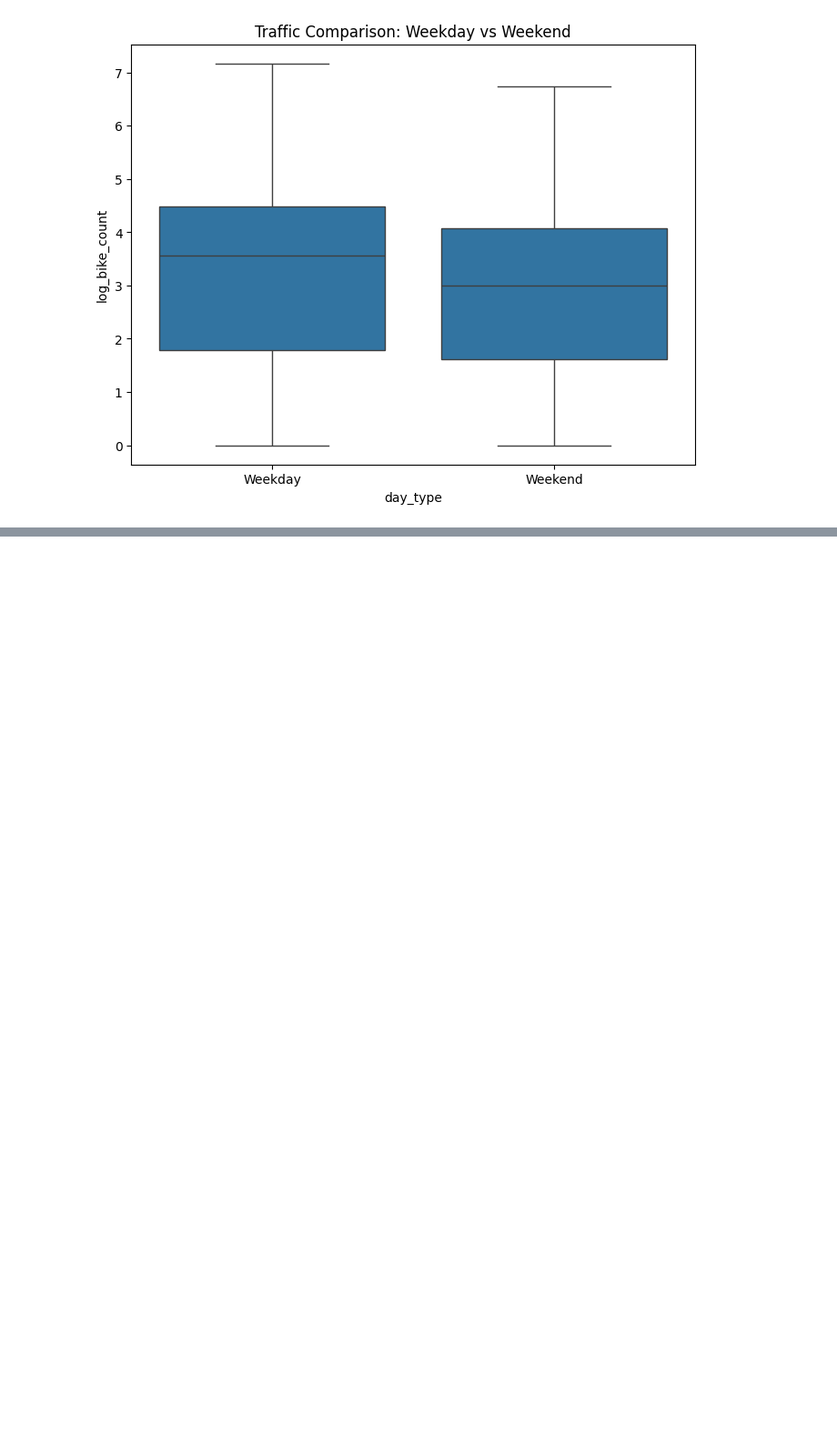
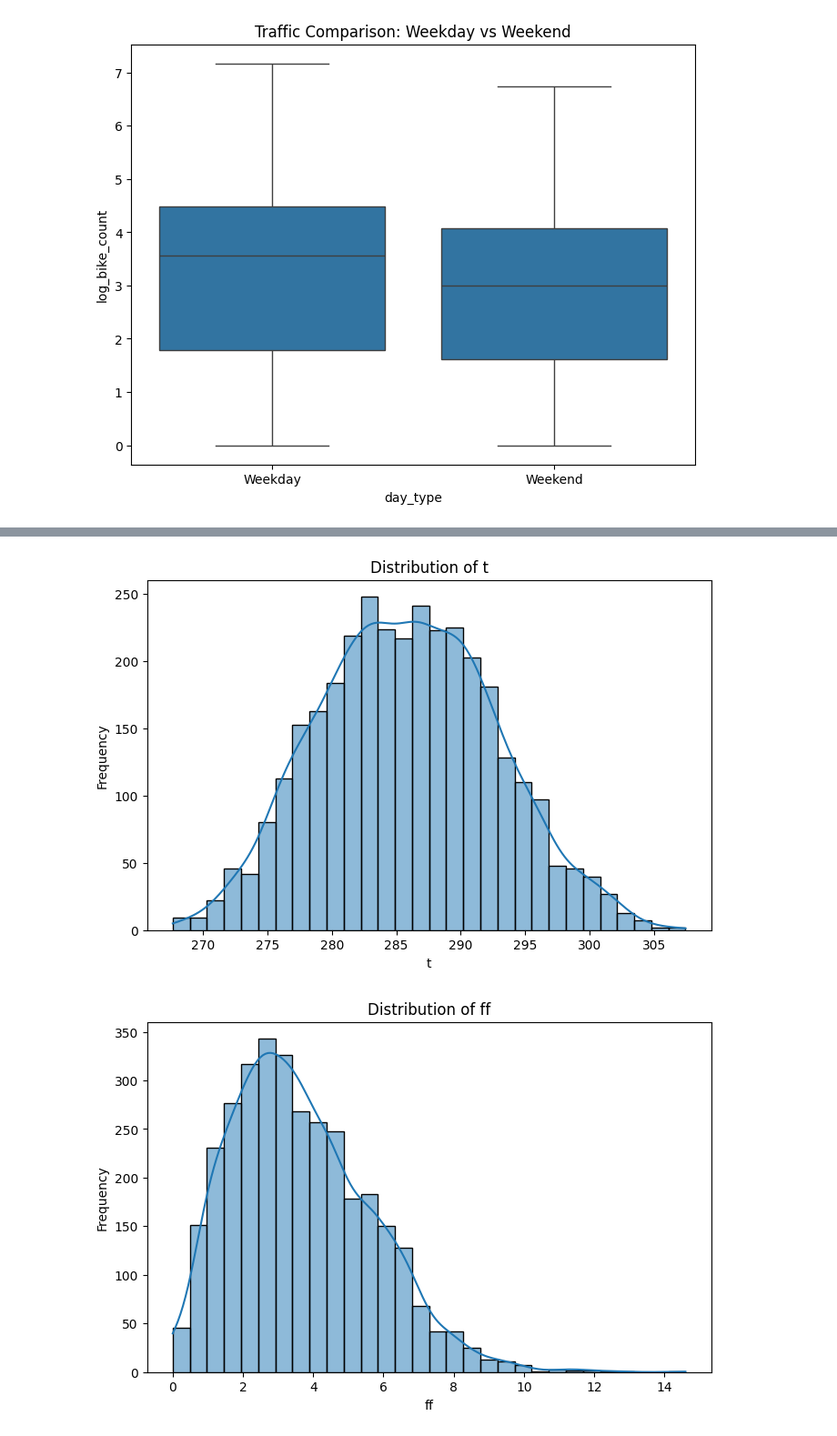
Before and after one commit to louis-leibo/bike_counters, a Jupyter notebook: Dev_by_sam_&_louis/EDA.ipynb, the cells around one changed output, grey strips where cells are left out. Shown at 91% size. Drawn from its saved outputs; the diff is of its cells as text; code cells hidden in the pictures; blank space fills up the shorter version.

Commit message:
EDA weather data

```diff
--- a/Dev_by_sam_&_louis/EDA.ipynb
+++ b/Dev_by_sam_&_louis/EDA.ipynb
@@ -248,0 +251,2 @@ plt.show()
+# %%
+external_data = pd.read_csv("/Users/louisleibovici/Documents/VS_Code/Bike_counters DSB Project/bike_counters/external_data/external_data.csv")
@@ -248,0 +331,6 @@ plt.show()
+# %%
+# Basic statistics of the numerical columns
+numerical_columns = external_data.select_dtypes(include=['float64', 'int64']).columns
+df_external_numerical = external_data[numerical_columns]
+
+df_external_numerical.describe()
@@ -248,0 +348,12 @@ plt.show()
+# %%
+for col in ['t', 'ff', 'rr24', 'ht_neige']:
+    if col in df_external_numerical.columns:
+        plt.figure(figsize=(8, 5))
+        sns.histplot(df_external_numerical[col], kde=True, bins=30)
+        plt.title(f"Distribution of {col}")
+        plt.xlabel(col)
+        plt.ylabel("Frequency")
+        plt.show()
+# %% [output]
+[figure, added]
+[figure, added]
```
Also changed, not shown: parts of 8 cells of this notebook.
